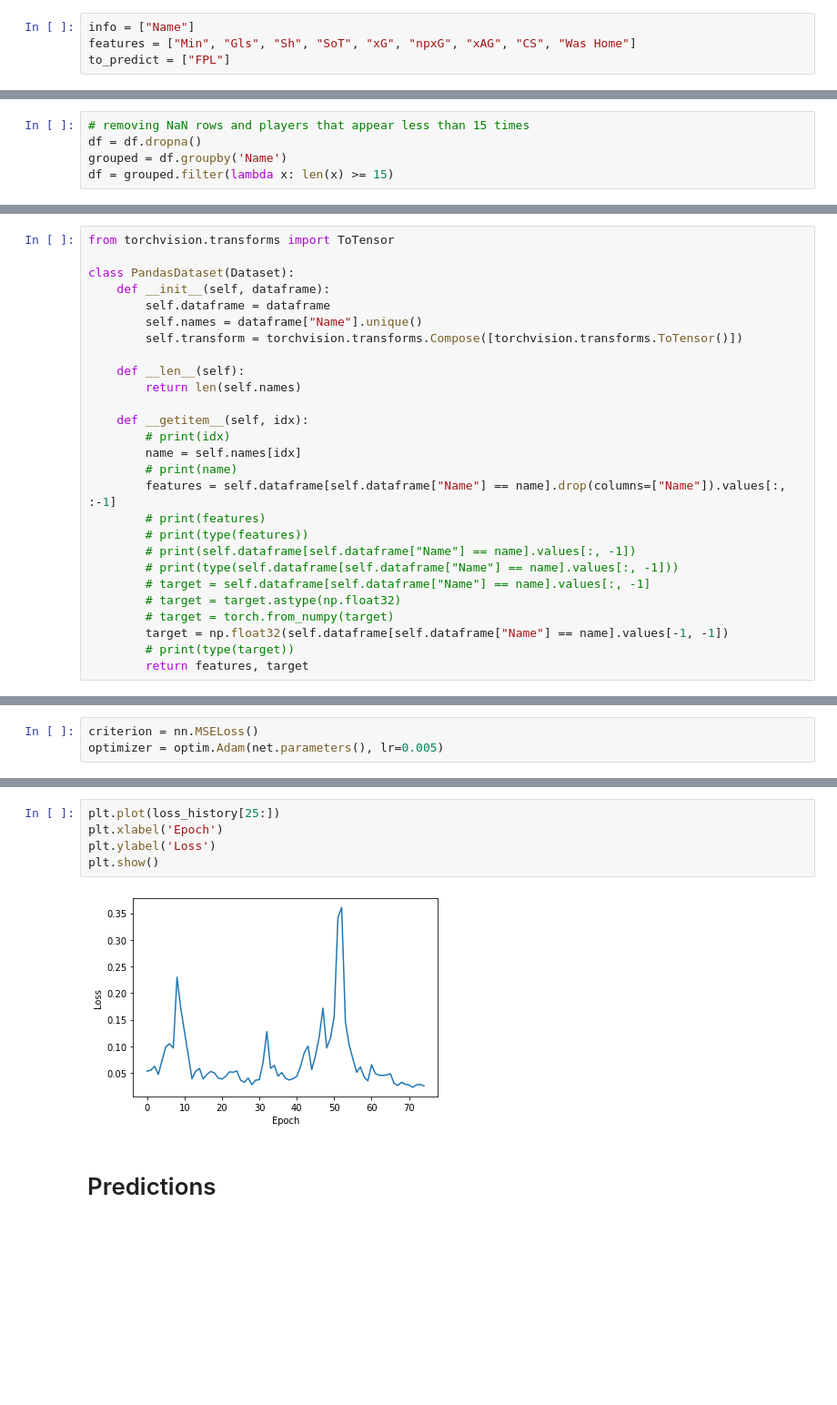
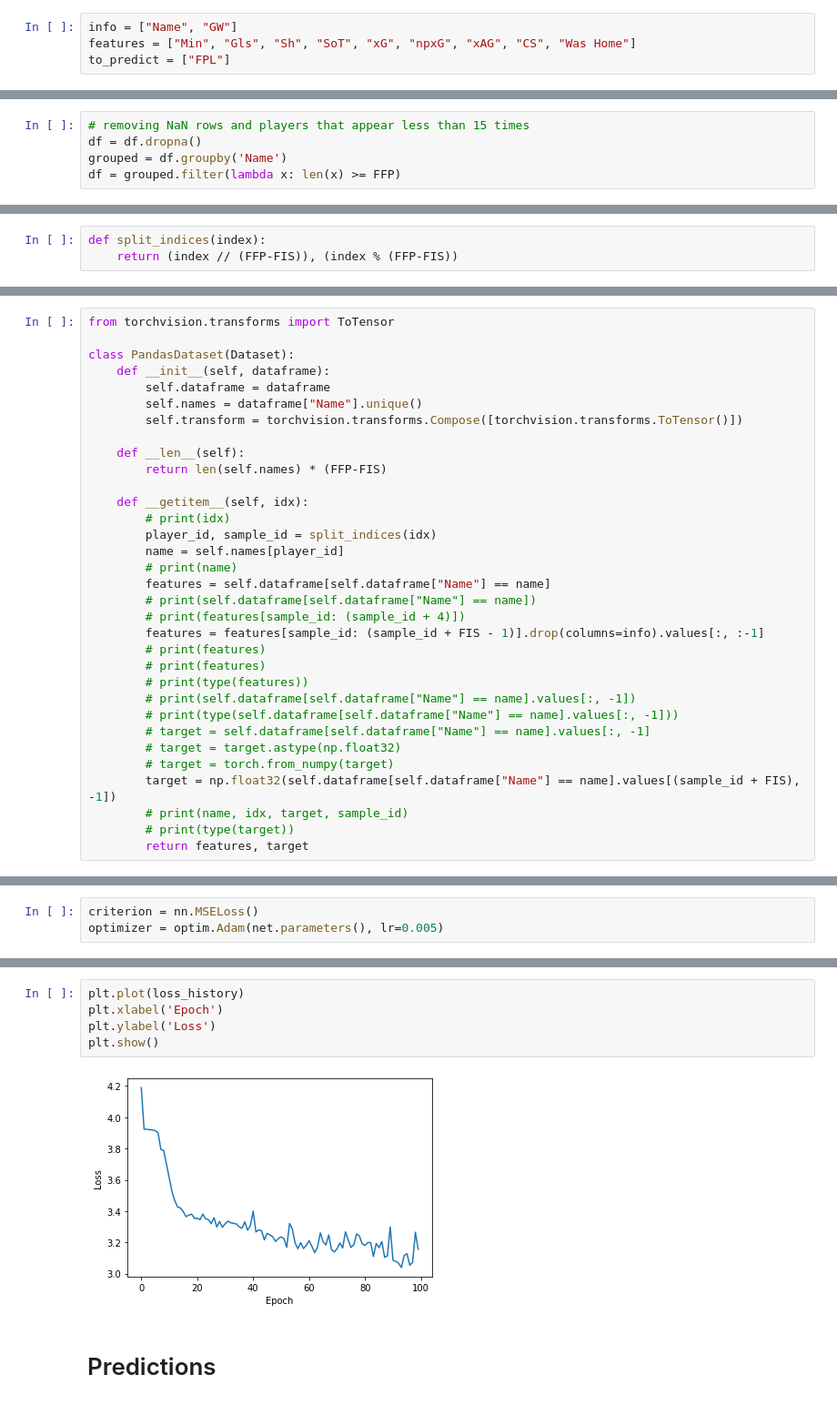
Before and after one commit to Fran3x/FPL_Model, a Jupyter notebook: notebooks/LSTM_test.ipynb, the cells around one changed output, grey strips where cells are left out. Shown: that part at 91% size. Drawn from its saved outputs; the diff is of its cells as text; blank space fills up the shorter version.

```diff
--- a/notebooks/LSTM_test.ipynb
+++ b/notebooks/LSTM_test.ipynb
@@ -23,7 +30,7 @@ import numpy as np
 # %%
 df = pd.read_csv('data/fpl_fbref_players.csv')
 # %%
-info = ["Name"]
+info = ["Name", "GW"]
 features = ["Min", "Gls", "Sh", "SoT", "xG", "npxG", "xAG", "CS", "Was Home"]
 to_predict = ["FPL"]
 # %%
@@ -37,7 +44,7 @@ df.shape
 # removing NaN rows and players that appear less than 15 times
 df = df.dropna()
 grouped = df.groupby('Name')
-df = grouped.filter(lambda x: len(x) >= 15)
+df = grouped.filter(lambda x: len(x) >= FFP)
 # %%
 df.shape
 # %% [output]
@@ -55,2 +73,5 @@ last_names = df["Name"].unique()
 # %% [markdown]
 # DF to DataLoader
+# %%
+def split_indices(index):
+    return (index // (FFP-FIS)), (index % (FFP-FIS))
@@ -64,13 +89,18 @@ class PandasDataset(Dataset):
         self.transform = torchvision.transforms.Compose([torchvision.transforms.ToTensor()])
 
     def __len__(self):
-        return len(self.names)
+        return len(self.names) * (FFP-FIS)
 
     def __getitem__(self, idx):
         # print(idx)
-        name = self.names[idx]
+        player_id, sample_id = split_indices(idx)
+        name = self.names[player_id]
         # print(name)
-        features = self.dataframe[self.dataframe["Name"] == name].drop(columns=["Name"]).values[:, :-1]
+        features = self.dataframe[self.dataframe["Name"] == name]
+        # print(self.dataframe[self.dataframe["Name"] == name])
+        # print(features[sample_id: (sample_id + 4)])
+        features = features[sample_id: (sample_id + FIS - 1)].drop(columns=info).values[:, :-1]
+        # print(features)
         # print(features)
         # print(type(features))
         # print(self.dataframe[self.dataframe["Name"] == name].values[:, -1])
@@ -78,7 +108,8 @@ class PandasDataset(Dataset):
         # target = self.dataframe[self.dataframe["Name"] == name].values[:, -1]
         # target = target.astype(np.float32)
         # target = torch.from_numpy(target)
-        target = np.float32(self.dataframe[self.dataframe["Name"] == name].values[-1, -1])
+        target = np.float32(self.dataframe[self.dataframe["Name"] == name].values[(sample_id + FIS), -1])
+        # print(name, idx, target, sample_id)
         # print(type(target))
         return features, target
 # %%
@@ -191,10 +209,10 @@ Epoch 95 Loss: 0.027378796517629835
 # %%
-plt.plot(loss_history[25:])
+plt.plot(loss_history)
 plt.xlabel('Epoch')
 plt.ylabel('Loss')
 plt.show()
 # %% [output]
-[figure, old version]
+[figure, new version]
 # %% [markdown]
 # Predictions
 # %%
```
Also changed, not shown: parts of 15 cells of this notebook, 1 other file.
